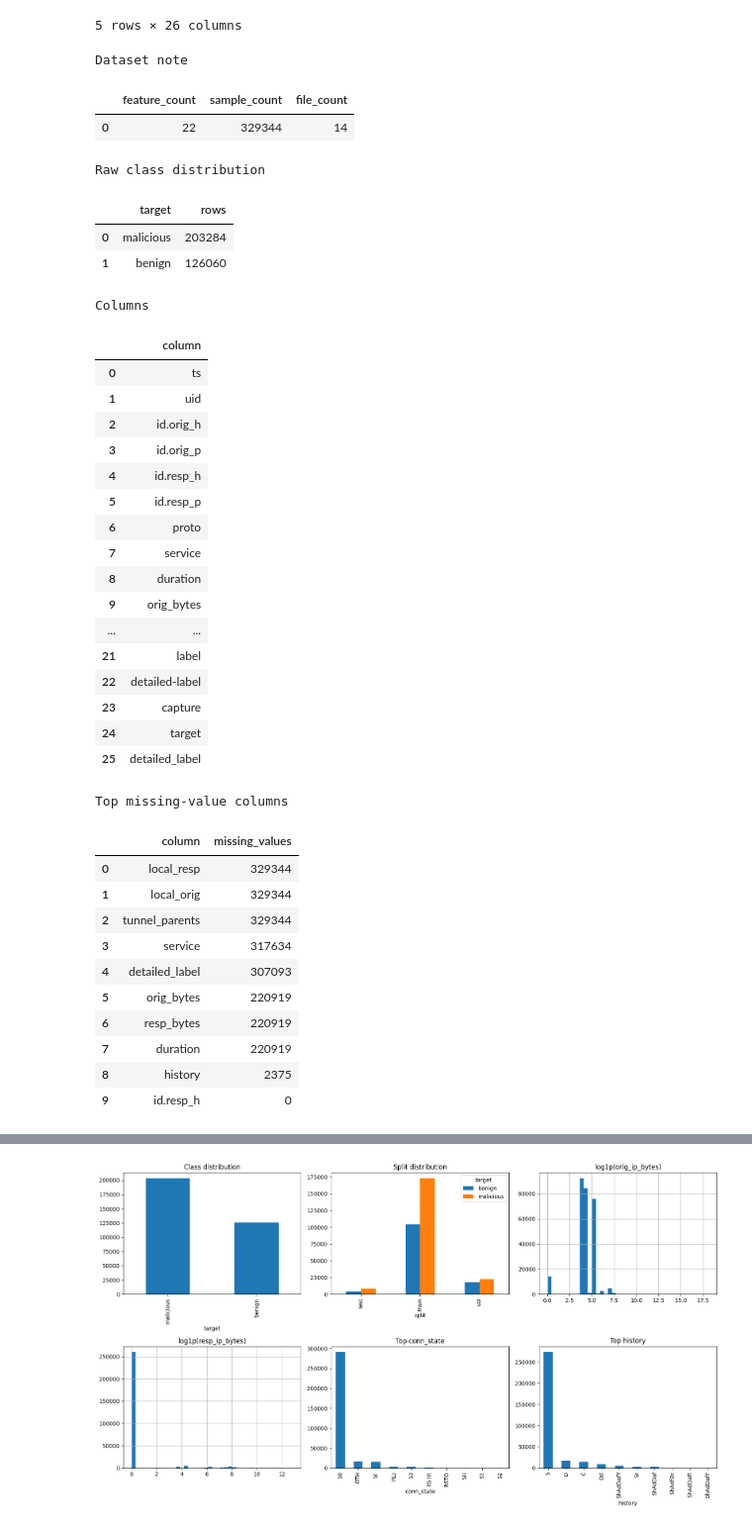
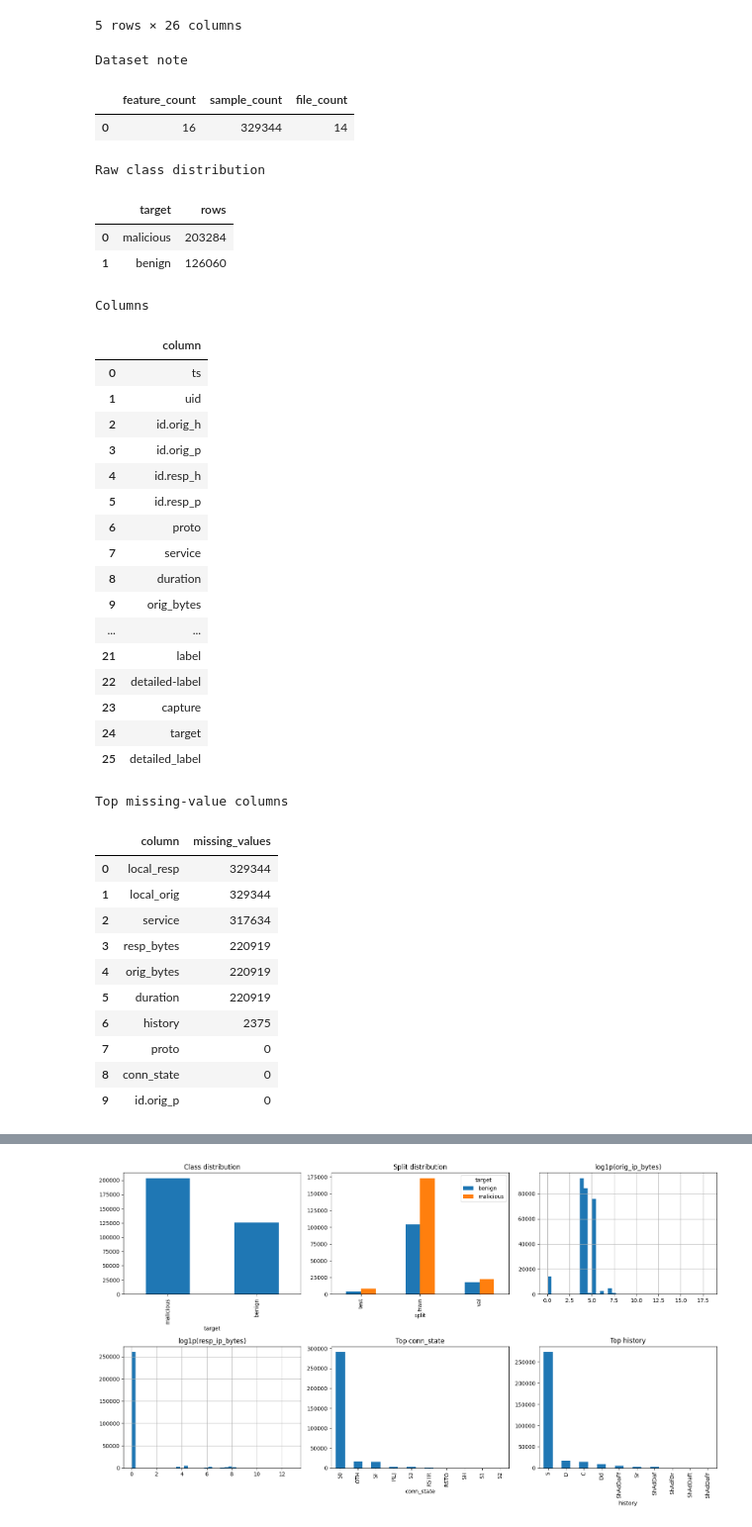
Before and after one commit to kirobaghdad/flow-guard, a Jupyter notebook: notebooks/flow_guard.ipynb, the cells around one changed output, grey strips where cells are left out. Shown at 99% size. Drawn from its saved outputs; the diff is of its cells as text; code cells hidden in the pictures.

```diff
--- a/notebooks/flow_guard.ipynb
+++ b/notebooks/flow_guard.ipynb
@@ -209,7 +206,11 @@ raw_df.head()
 | 4 | 1540469831.265405 | CUo9DH2QDnCaBIGjkg | 192.168.1.132 | 52801 | 192.168.1.1 | 53 | udp | dns | 0.036724 | 34 | ... |
 5 rows × 26 columns
 # %%
-id_cols = {"label", "detailed-label", "target", "capture"}
+id_cols = {
+    "label", "detailed-label", "detailed_label", "target", "capture",
+    "uid", "ts", "id.orig_h", "id.resp_h", "tunnel_parents",
+}
+
 feature_cols = [c for c in raw_df.columns if c not in id_cols]
 
 dataset_note = pd.DataFrame(
@@ -243,42 +244,42 @@ print("Top missing-value columns")
 display(missing.head(10))
 # %% [output]
 Dataset note
 |  | feature_count | sample_count | file_count |
-| 0 | 22 | 329344 | 14 |
+| 0 | 16 | 329344 | 14 |
 Raw class distribution
 |  | target | rows |
 | 0 | malicious | 203284 |
 | 1 | benign | 126060 |
 Columns
 |  | column |
 | 0 | ts |
 | 1 | uid |
 | 2 | id.orig_h |
 | 3 | id.orig_p |
 | 4 | id.resp_h |
 | 5 | id.resp_p |
 | 6 | proto |
 | 7 | service |
 | 8 | duration |
 | 9 | orig_bytes |
 | ... | ... |
 | 21 | label |
 | 22 | detailed-label |
 | 23 | capture |
 | 24 | target |
 | 25 | detailed_label |
 Top missing-value columns
 |  | column | missing_values |
 | 0 | local_resp | 329344 |
 | 1 | local_orig | 329344 |
-| 2 | tunnel_parents | 329344 |
-| 3 | service | 317634 |
-| 4 | detailed_label | 307093 |
-| 5 | orig_bytes | 220919 |
-| 6 | resp_bytes | 220919 |
-| 7 | duration | 220919 |
-| 8 | history | 2375 |
-| 9 | id.resp_h | 0 |
+| 2 | service | 317634 |
+| 3 | resp_bytes | 220919 |
+| 4 | orig_bytes | 220919 |
+| 5 | duration | 220919 |
+| 6 | history | 2375 |
+| 7 | proto | 0 |
+| 8 | conn_state | 0 |
+| 9 | id.orig_p | 0 |
 # %%
 def balance_split(df):
     n = df["target"].value_counts().min()
```
Also changed, not shown: parts of 11 cells of this notebook, 2 other files.
